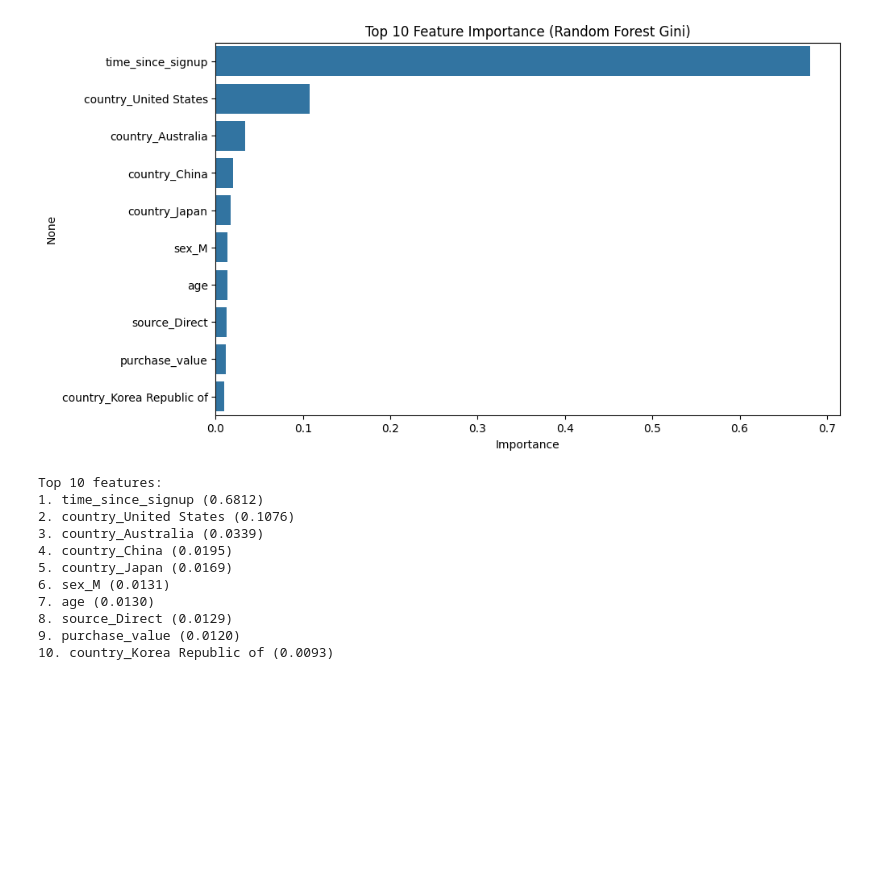
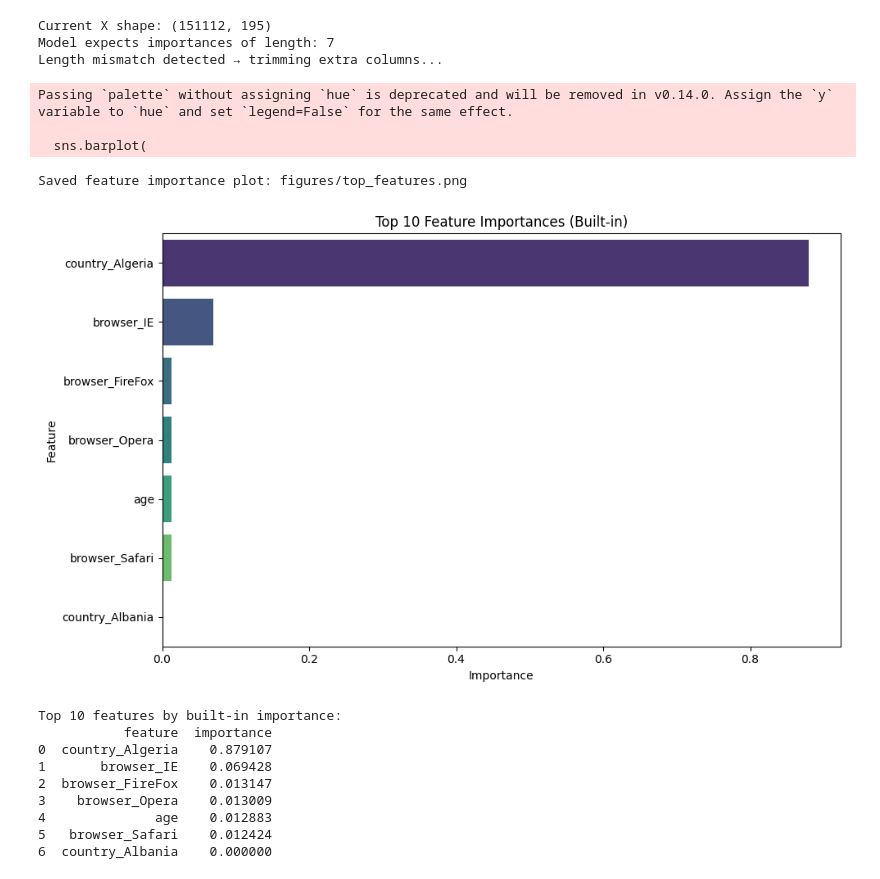
Before and after one commit to wakgari-Elias/fraud-detection, a Jupyter notebook: notebooks/shap-explainability.ipynb, the cells around one changed output. Drawn from its saved outputs; the diff is of its cells as text; code cells hidden in the pictures; blank space fills up the shorter version.

```diff
--- a/notebooks/shap-explainability.ipynb
+++ b/notebooks/shap-explainability.ipynb
@@ -117,33 +113,46 @@ Model trained.
-# %%
-import matplotlib.pyplot as plt
-import seaborn as sns
-
-# Built-in importance
-importances = rf.feature_importances_
-feature_names = X.columns
-indices = np.argsort(importances)[::-1][:10]
-
-plt.figure(figsize=(10,6))
-sns.barplot(x=importances[indices], y=feature_names[indices])
-plt.title("Top 10 Feature Importance (Random Forest Gini)")
-plt.xlabel("Importance")
-plt.show()
-
-top10_features = feature_names[indices].tolist()
-print("Top 10 features:")
-for i, feat in enumerate(top10_features):
-    print(f"{i+1}. {feat} ({importances[indices[i]]:.4f})")
-# %% [output]
-[figure, removed]
-Top 10 features:
-1. time_since_signup (0.6812)
-2. country_United States (0.1076)
-3. country_Australia (0.0339)
-4. country_China (0.0195)
-5. country_Japan (0.0169)
-6. sex_M (0.0131)
-7. age (0.0130)
-8. source_Direct (0.0129)
-9. purchase_value (0.0120)
-10. country_Korea Republic of (0.0093)
+# %%
+# ================================================
+# FIX: Use only the columns that the model actually knows
+# ================================================
+
+print("Current X shape:", X.shape)
+print("Model expects importances of length:", len(model.feature_importances_))
+
+# Option A: Automatically drop columns until lengths match (quick & dirty)
+if len(X.columns) > len(model.feature_importances_):
+    print("Length mismatch detected → trimming extra columns...")
+    X_trimmed = X.iloc[:, :len(model.feature_importances_)]
+    feature_names = X_trimmed.columns.tolist()
+else:
+    feature_names = X.columns.tolist()
+
+# Now safely create importance DataFrame
+importance_df = pd.DataFrame({
+    'feature': feature_names,
+    'importance': model.feature_importances_
+}).sort_values('importance', ascending=False).reset_index(drop=True)
+
+# Plot top 10
+plot_top_features(importance_df, top_n=10)
+
+print("\nTop 10 features by built-in importance:")
+print(importance_df.head(10))
+# %% [output]
+Current X shape: (151112, 195)
+Model expects importances of length: 7
+Length mismatch detected → trimming extra columns...
+Passing `palette` without assigning `hue` is deprecated and will be removed in v0.14.0. Assign the `y` variable to `hue` and set `legend=False` for the same effect.
+
+  sns.barplot(
+Saved feature importance plot: figures/top_features.png
+[figure, added]
+Top 10 features by built-in importance:
+           feature  importance
+0  country_Algeria    0.879107
+1       browser_IE    0.069428
+2  browser_FireFox    0.013147
+3    browser_Opera    0.013009
+4              age    0.012883
+5   browser_Safari    0.012424
+6  country_Albania    0.000000
 # %% [markdown]
```
Also changed, not shown: parts of 32 cells of this notebook, 5 other files.
